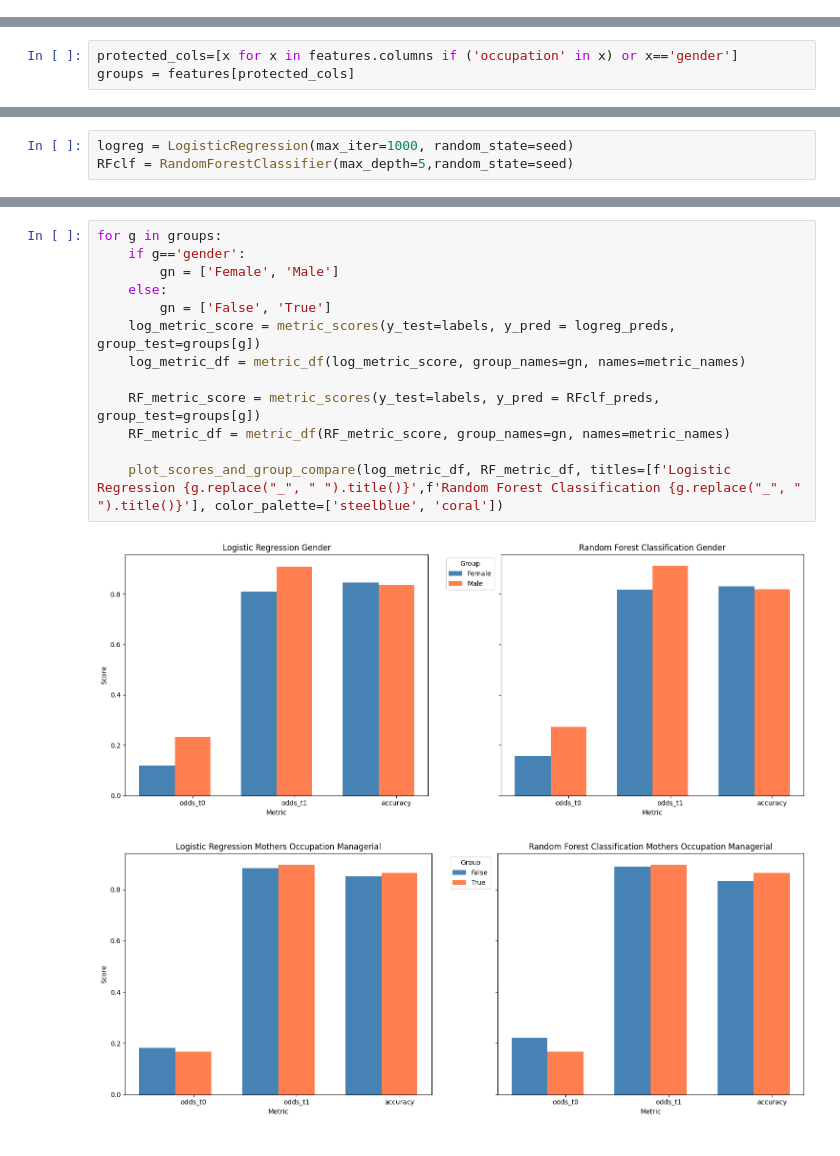
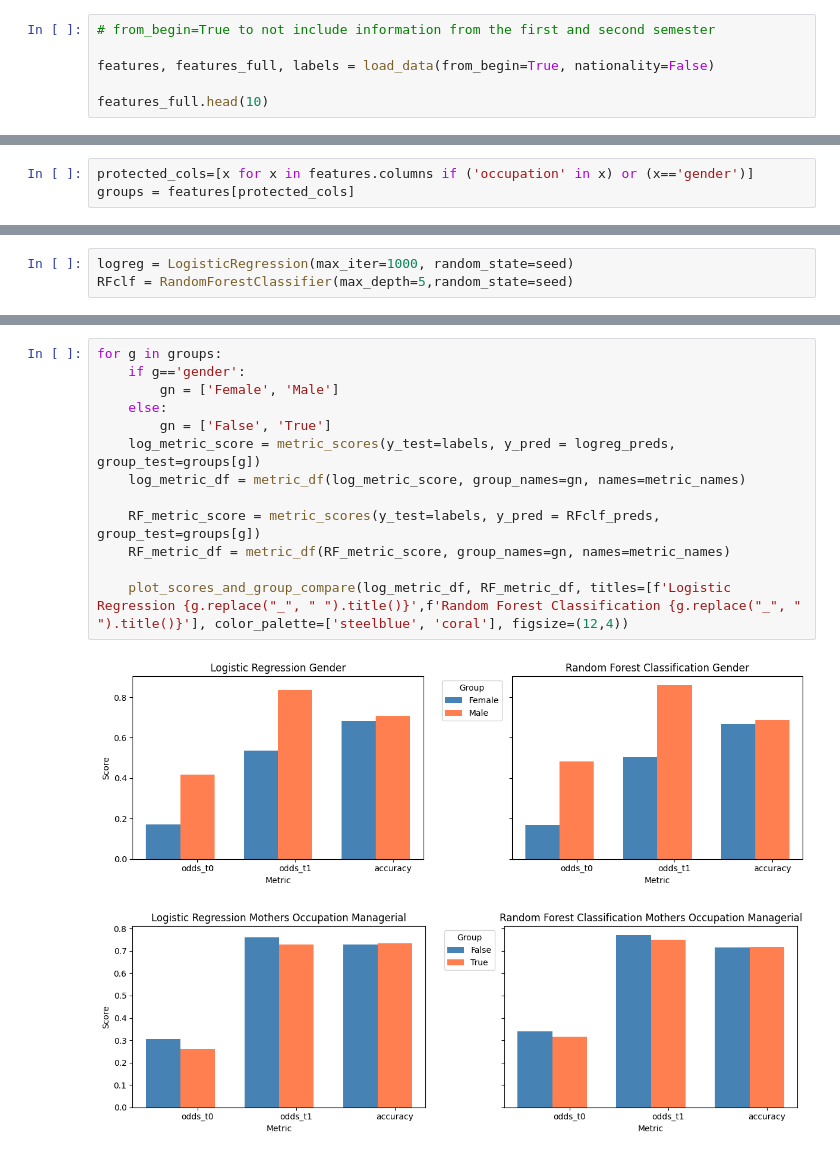
Before and after one commit to Xannadoo/Algorithmic_Fairness_Mandatories, a Jupyter notebook: Exam/Predicting_students_dropout_v2.ipynb, the cells around one changed output, grey strips where cells are left out. Saved outputs shown, nothing was run; the diff lists cells and outputs as text.

```diff
--- a/Exam/Predicting_students_dropout_v2.ipynb
+++ b/Exam/Predicting_students_dropout_v2.ipynb
@@ -45,0 +30,6 @@ features_full.head(10)
+# %%
+# from_begin=True to not include information from the first and second semester
+
+features, features_full, labels = load_data(from_begin=True, nationality=False)
+
+features_full.head(10)
@@ -46,5 +49,5 @@ features_full.head(10)
 # %%
-protected_cols=[x for x in features.columns if ('occupation' in x) or x=='gender']
+protected_cols=[x for x in features.columns if ('occupation' in x) or (x=='gender')]
 groups = features[protected_cols]
 # %%
 features.head(10)
@@ -389,16 +391,16 @@ weighted avg       0.84      0.83      0.83      4424
 # %%
 for g in groups:
     if g=='gender':
         gn = ['Female', 'Male']
     else:
         gn = ['False', 'True']
     log_metric_score = metric_scores(y_test=labels, y_pred = logreg_preds, group_test=groups[g])
     log_metric_df = metric_df(log_metric_score, group_names=gn, names=metric_names)
 
     RF_metric_score = metric_scores(y_test=labels, y_pred = RFclf_preds, group_test=groups[g])
     RF_metric_df = metric_df(RF_metric_score, group_names=gn, names=metric_names)
 
-    plot_scores_and_group_compare(log_metric_df, RF_metric_df, titles=[f'Logistic Regression {g.replace("_", " ").title()}',f'Random Forest Classification {g.replace("_", " ").title()}'], color_palette=['steelblue', 'coral'])
+    plot_scores_and_group_compare(log_metric_df, RF_metric_df, titles=[f'Logistic Regression {g.replace("_", " ").title()}',f'Random Forest Classification {g.replace("_", " ").title()}'], color_palette=['steelblue', 'coral'], figsize=(12,4))
 # %% [output]
-[figure, old version]
+[figure, new version]
-[figure, old version]
+[figure, new version]
```
Also changed, not shown: parts of 26 cells of this notebook, 4 other files.
